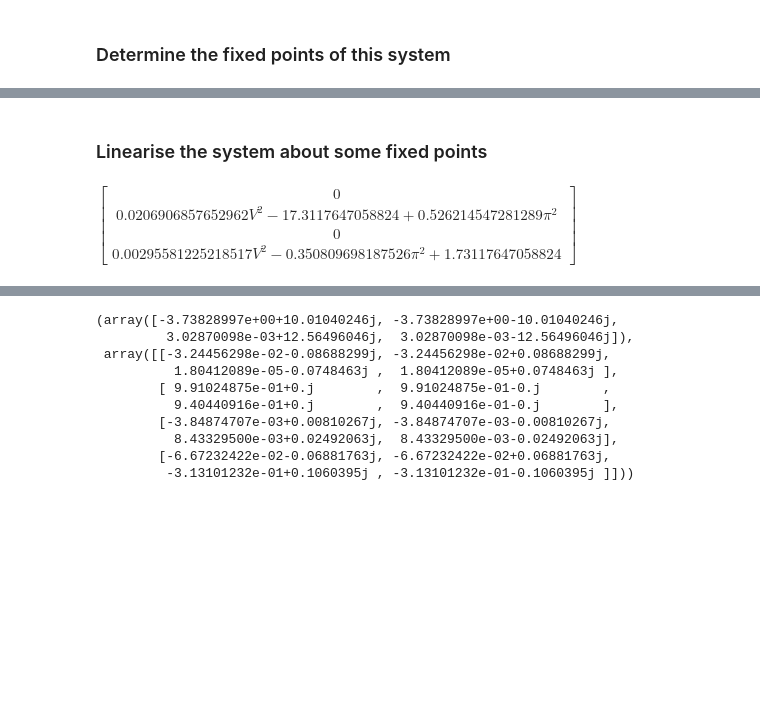
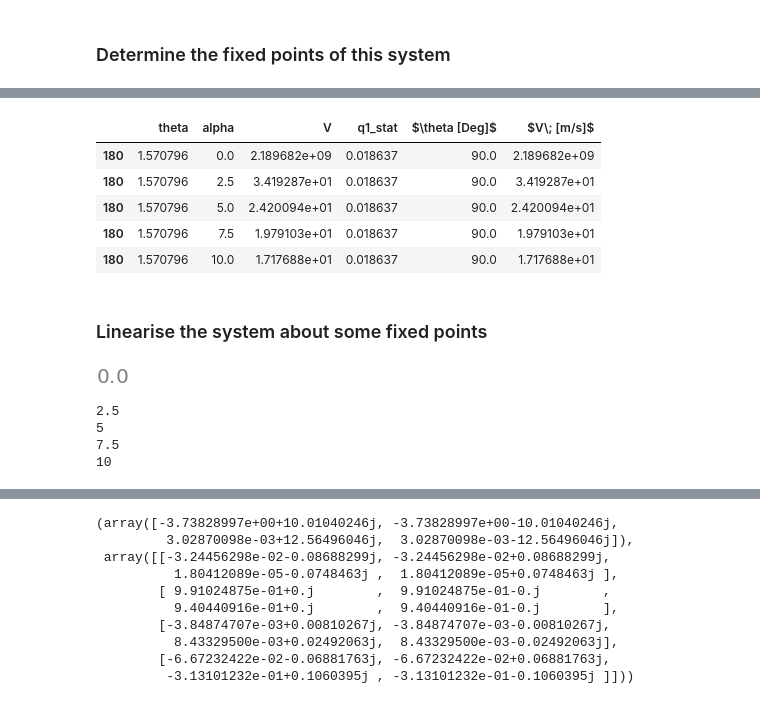
Before and after one commit to fh9g12/FwtModels, a Jupyter notebook: Workbooks/4_NLP-VS_aero_forces/5_lineariseTestCase.ipynb, the cells around one changed output, grey strips where cells are left out. Drawn from its saved outputs; the diff is of its cells as text; code cells hidden in the pictures; blank space fills up the shorter version.

```diff
--- a/Workbooks/4_NLP-VS_aero_forces/5_lineariseTestCase.ipynb
+++ b/Workbooks/4_NLP-VS_aero_forces/5_lineariseTestCase.ipynb
@@ -84,3 +105,13 @@ axes.plot(thetas,V)
+# %%
+# get the velocity where thecruise angle is pi/2 (parallel)
+df[df['theta']==np.pi/2]
+# %% [output]
+|  | theta | alpha | V | q1_stat | $\theta [Deg]$ | $V\; [m/s]$ |
+| 180 | 1.570796 | 0.0 | 2.189682e+09 | 0.018637 | 90.0 | 2.189682e+09 |
+| 180 | 1.570796 | 2.5 | 3.419287e+01 | 0.018637 | 90.0 | 3.419287e+01 |
+| 180 | 1.570796 | 5.0 | 2.420094e+01 | 0.018637 | 90.0 | 2.420094e+01 |
+| 180 | 1.570796 | 7.5 | 1.979103e+01 | 0.018637 | 90.0 | 1.979103e+01 |
+| 180 | 1.570796 | 10.0 | 1.717688e+01 | 0.018637 | 90.0 | 1.717688e+01 |
 # %% [markdown]
 ### Linearise the system about some fixed points
 # %%
@@ -136,4 +130,4 @@ eqs = sym.simplify(EoM.subs({v:v.value for v in tup}))#[[1,3],:]
-# %%
-eqs.subs({p.x[i]:lp[i] for i in range(0,4)})
-# %% [output]
-$\displaystyle \left[\begin{matrix}0\\0.0206906857652962 V^{2} - 17.3117647058824 + 0.526214547281289 \pi^{2}\\0\\0.00295581225218517 V^{2} - 0.350809698187526 \pi^{2} + 1.73117647058824\end{matrix}\right]$
+# %%
+df['theta'].iloc[0]
+# %% [output]
+[figure, added]
@@ -139,0 +144,53 @@ $\displaystyle \left[\begin{matrix}0\\0.0206906857652962 V^{2} - 17.311764705882
+# %%
+#create linear freq/damping plots about each of the fixed points
+TestConditions = pd.DataFrame()
+TestConditions['V'] = np.linspace(0,50,51)
+flutdf = pd.DataFrame()
+
+for a in [2.5,5,7.5,10]:
+    condition = df[(df['alpha']==a) & (df['theta']==np.pi/2)]
+
+    # the fixed point to linearise about
+    lp = [4*np.pi/8+np.deg2rad(0),0,condition['q1_stat'].iloc[0],0]
+
+    # get the jacobian about this point
+    jac_f = msub(jac,p.q[0],lp[0],2)
+    jac_f = msub(jac_f,p.q[1],lp[2],2)
+
+    jac_f = msub(jac_f,p.qd[0],lp[1],1)
+    jac_f = msub(jac_f,p.qd[1],lp[3],1)
+
+    #sub in alpha
+    jac_ff = jac_f.subs(p.alpha_r,a)
+    print(a)
+
+    #turn the jacobian into a function of V
+    func = sym.lambdify((p.V),jac_ff)
+
+    # get the modes
+    for i in TestConditions['V']:
+        evals,evecs = np.linalg.eig(func(i))
+        # get unique modes
+        e_vals_unique_imag = []
+        e_vals_unique_real = []
+        mode = []
+        for j in evals:
+            if np.imag(j)!=0:
+                if np.abs(np.imag(j)) not in np.imag(e_vals_unique_imag):
+                    e_vals_unique_imag.append(np.abs(np.imag(j)))
+                    e_vals_unique_real.append(np.real(j))
+                    mode.append(len(mode))
+        df_v = pd.DataFrame()
+        df_v['Mode'] = mode
+        df_v['cn'] = np.array(e_vals_unique_real) + 1j * np.array(e_vals_unique_imag)
+        df_v['Frequency'] = np.abs(df_v['cn'])
+        df_v['Damping'] = np.cos(np.angle(df_v['cn']))
+        df_v['V'] = i
+        df_v['aoa'] = a
+        flutdf = flutdf.append(df_v,sort=False)
+my_func = sym.lambdify((p.V,p.alpha_r),jac_f.simplify())
+# %% [output]
+2.5
+5
+7.5
+10
```
Also changed, not shown: parts of 13 cells of this notebook, 1 other file.
